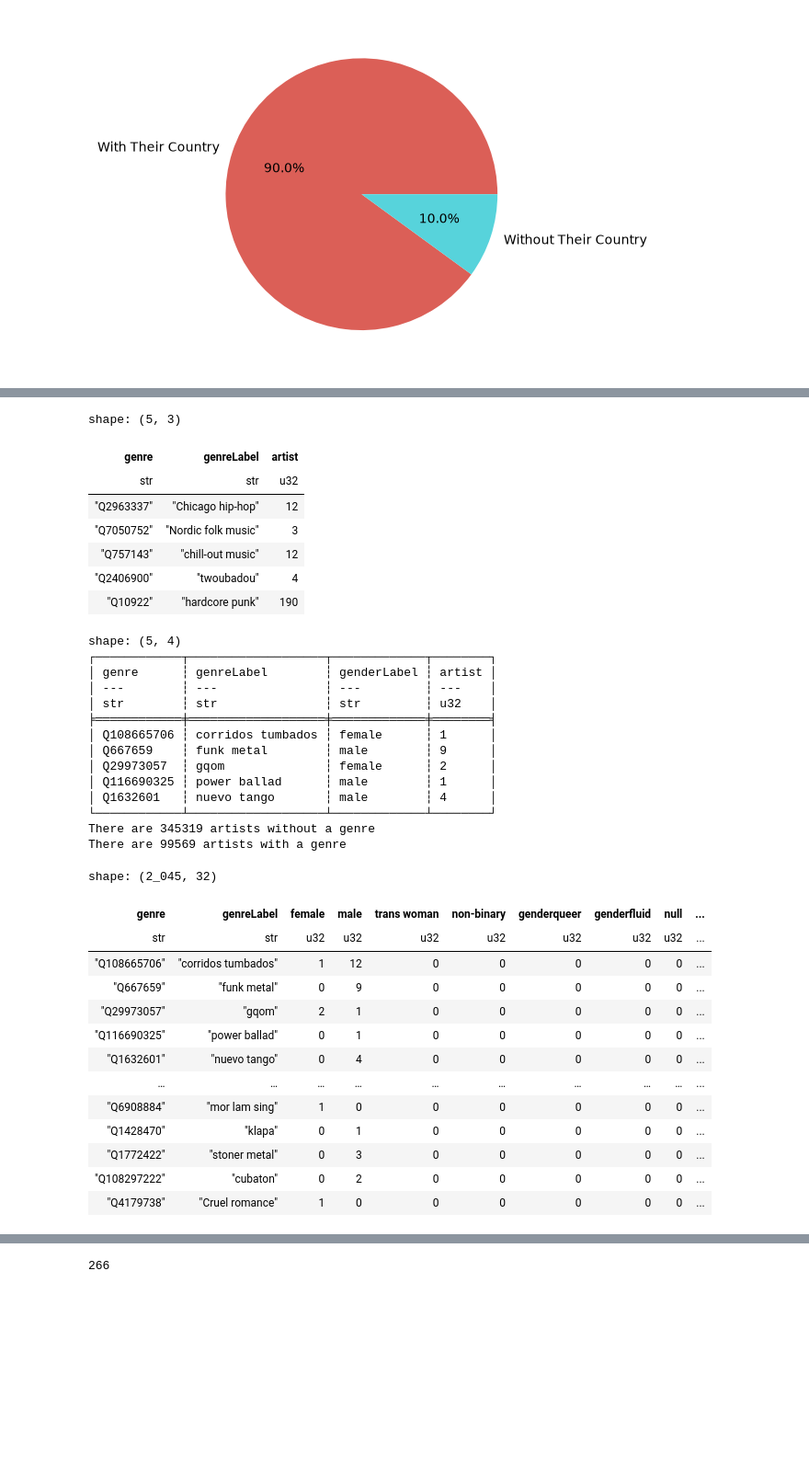
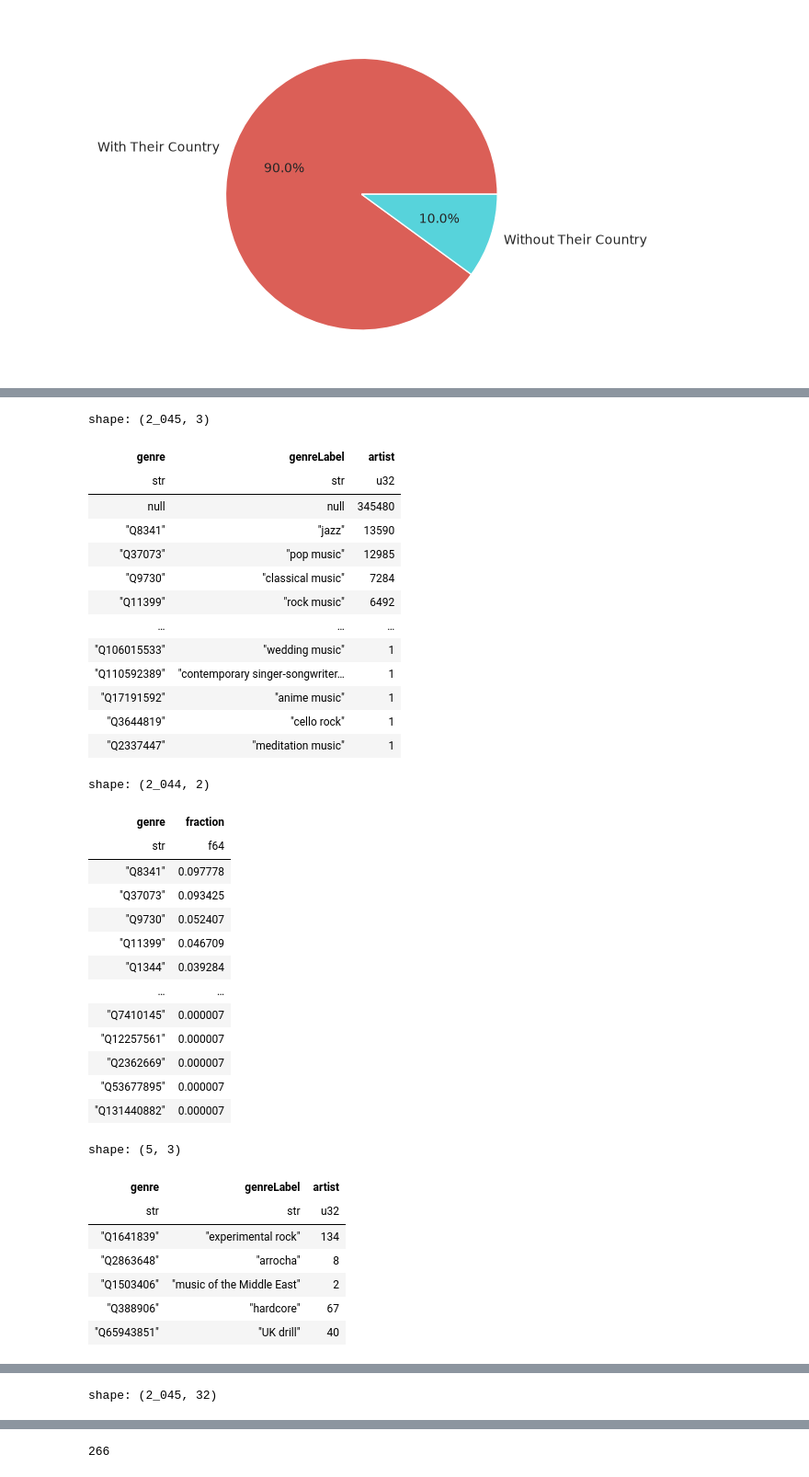
Before and after one commit to malik-files/MScDiss_IGASTNBK_, a Jupyter notebook: Main Code/cleaning_inspecting_labelling_Wikidata_artists.ipynb, the cells around one changed output, grey strips where cells are left out. Shown at 92% size. Saved outputs shown, nothing was run; the diff lists cells and outputs as text; code cells hidden in the pictures; blank space fills up the shorter version.

```diff
--- a/Main Code/cleaning_inspecting_labelling_Wikidata_artists.ipynb
+++ b/Main Code/cleaning_inspecting_labelling_Wikidata_artists.ipynb
@@ -690,66 +659,69 @@ genresDF = artistDF.select(
     pl.col("genderLabel"),
     pl.col("genre"),
     pl.col("genreLabel"),
 ).unique()
-genresDFGrouped = genresDF.group_by(["genre", "genreLabel"]).agg(pl.col("artist").count())
+genresDFGrouped = genresDF.group_by(["genre", "genreLabel"]).agg(pl.col("artist").count()).sort(by=pl.col("artist"), descending=True)
+genresGroupBYFRAC = genresDF["genre"].drop_nulls().value_counts(sort=True, normalize=True, name="fraction")
+display(genresDFGrouped)
+display(genresGroupBYFRAC)
 genresDFGrouped.write_csv("./Visuals Data/artistsGroupedByGenres.csv", null_value="null/unknown")
 display(genresDFGrouped.sample(5))
 genreGenderSplit = genresDF.group_by(["genre", "genreLabel","genderLabel"]).agg(pl.col("artist").count())
 print(genreGenderSplit.head())
 genreGenderPivot = genreGenderSplit.pivot(
     "genderLabel",
     index = ["genre", "genreLabel"],
     values = "artist",
     aggregate_function = "sum"
 )
 genreGenderPivot.write_csv("./Visuals Data/artistsGroupedByGenresAndGender.csv", null_value="null/unknown")
 
 
 countGenreNull = artistDF.filter(
     pl.col("genre").is_null()
 ).select(pl.col("artist")).unique()
 
 countGenreNotNull = artistDF.filter(
     pl.col("genre").is_not_null()
 ).select(pl.col("artist")).unique()
 print(f"There are {len(countGenreNull)} artists without a genre")
 print(f"There are {len(countGenreNotNull)} artists with a genre")
-
+makePieChart(["With Genre", "Without Genre"], [len(countGenreNotNull), len(countGenreNull)], "Artists With and Without Genres on Wikidata", "Paired")
 genreGenderPivot
 # %% [output]
-shape: (5, 3)
+shape: (2_045, 3)
 | genre | genreLabel | artist |
 | str | str | u32 |
-| "Q2963337" | "Chicago hip-hop" | 12 |
-| "Q7050752" | "Nordic folk music" | 3 |
-| "Q757143" | "chill-out music" | 12 |
-| "Q2406900" | "twoubadou" | 4 |
-| "Q10922" | "hardcore punk" | 190 |
+| null | null | 345480 |
+| "Q8341" | "jazz" | 13590 |
+| "Q37073" | "pop music" | 12985 |
+| "Q9730" | "classical music" | 7284 |
+| "Q11399" | "rock music" | 6492 |
+| … | … | … |
+| "Q106015533" | "wedding music" | 1 |
+| "Q110592389" | "contemporary singer-songwriter… | 1 |
+| "Q17191592" | "anime music" | 1 |
+| "Q3644819" | "cello rock" | 1 |
+| "Q2337447" | "meditation music" | 1 |
-shape: (5, 4)
-┌────────────┬───────────────────┬─────────────┬────────┐
-│ genre      ┆ genreLabel        ┆ genderLabel ┆ artist │
-│ ---        ┆ ---               ┆ ---         ┆ ---    │
-│ str        ┆ str               ┆ str         ┆ u32    │
-╞════════════╪═══════════════════╪═════════════╪════════╡
-│ Q108665706 ┆ corridos tumbados ┆ female      ┆ 1      │
-│ Q667659    ┆ funk metal        ┆ male        ┆ 9      │
-│ Q29973057  ┆ gqom              ┆ female      ┆ 2      │
-│ Q116690325 ┆ power ballad      ┆ male        ┆ 1      │
-│ Q1632601   ┆ nuevo tango       ┆ male        ┆ 4      │
-└────────────┴───────────────────┴─────────────┴────────┘
-There are 345319 artists without a genre
-There are 99569 artists with a genre
+shape: (2_044, 2)
+| genre | fraction |
+| str | f64 |
+| "Q8341" | 0.097778 |
+| "Q37073" | 0.093425 |
+| "Q9730" | 0.052407 |
+| "Q11399" | 0.046709 |
+| "Q1344" | 0.039284 |
+| … | … |
+| "Q7410145" | 0.000007 |
+| "Q12257561" | 0.000007 |
+| "Q2362669" | 0.000007 |
+| "Q53677895" | 0.000007 |
+| "Q131440882" | 0.000007 |
-shape: (2_045, 32)
+shape: (5, 3)
-| genre | genreLabel | female | male | trans woman | non-binary | genderqueer | genderfluid | null | ... |
-| str | str | u32 | u32 | u32 | u32 | u32 | u32 | u32 | ... |
-| "Q108665706" | "corridos tumbados" | 1 | 12 | 0 | 0 | 0 | 0 | 0 | ... |
-| "Q667659" | "funk metal" | 0 | 9 | 0 | 0 | 0 | 0 | 0 | ... |
-| "Q29973057" | "gqom" | 2 | 1 | 0 | 0 | 0 | 0 | 0 | ... |
-| "Q116690325" | "power ballad" | 0 | 1 | 0 | 0 | 0 | 0 | 0 | ... |
-| "Q1632601" | "nuevo tango" | 0 | 4 | 0 | 0 | 0 | 0 | 0 | ... |
-| … | … | … | … | … | … | … | … | … | ... |
-| "Q6908884" | "mor lam sing" | 1 | 0 | 0 | 0 | 0 | 0 | 0 | ... |
-| "Q1428470" | "klapa" | 0 | 1 | 0 | 0 | 0 | 0 | 0 | ... |
-| "Q1772422" | "stoner metal" | 0 | 3 | 0 | 0 | 0 | 0 | 0 | ... |
-| "Q108297222" | "cubaton" | 0 | 2 | 0 | 0 | 0 | 0 | 0 | ... |
-| "Q4179738" | "Cruel romance" | 1 | 0 | 0 | 0 | 0 | 0 | 0 | ... |
+| genre | genreLabel | artist |
+| str | str | u32 |
+| "Q1641839" | "experimental rock" | 134 |
+| "Q2863648" | "arrocha" | 8 |
+| "Q1503406" | "music of the Middle East" | 2 |
+| "Q388906" | "hardcore" | 67 |
+| "Q65943851" | "UK drill" | 40 |
@@ -755,0 +742 @@ shape: (2_045, 32)
+shape: (2_045, 32)
```
Also changed, not shown: parts of 23 cells of this notebook, 41 other files.
